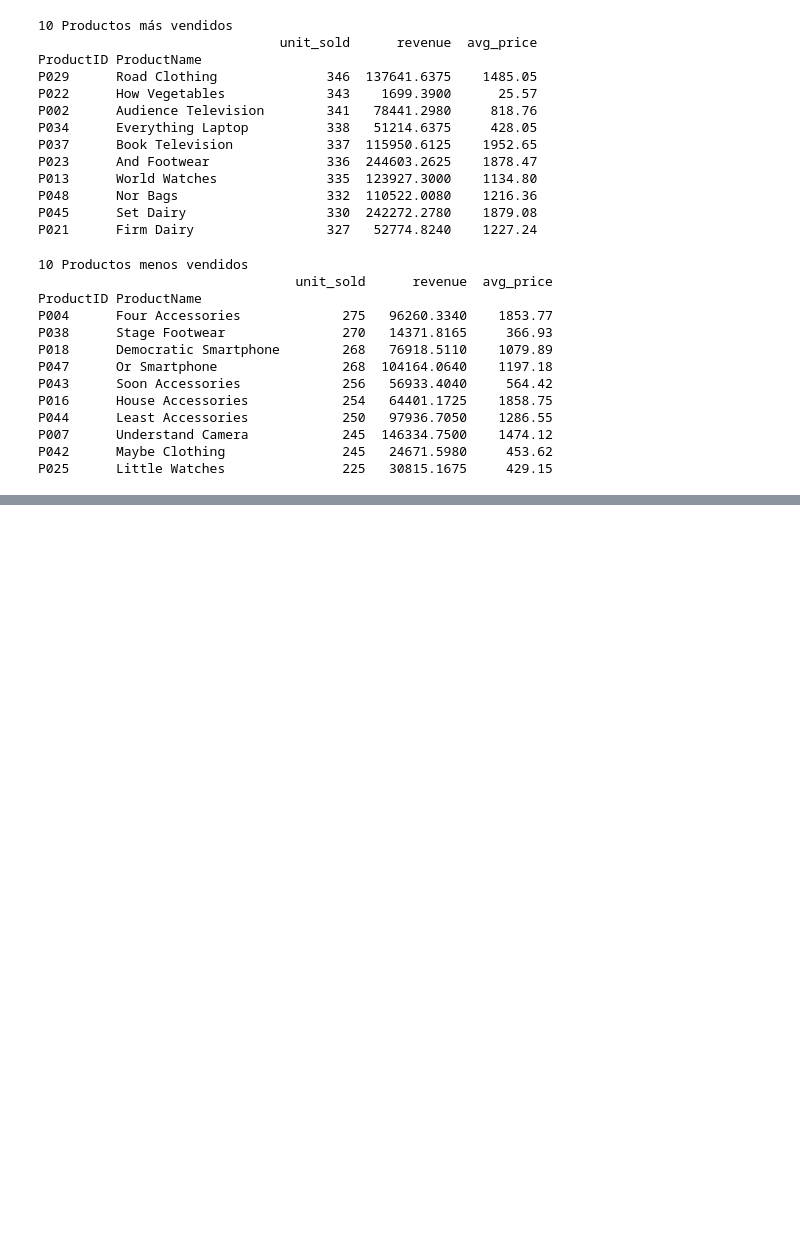
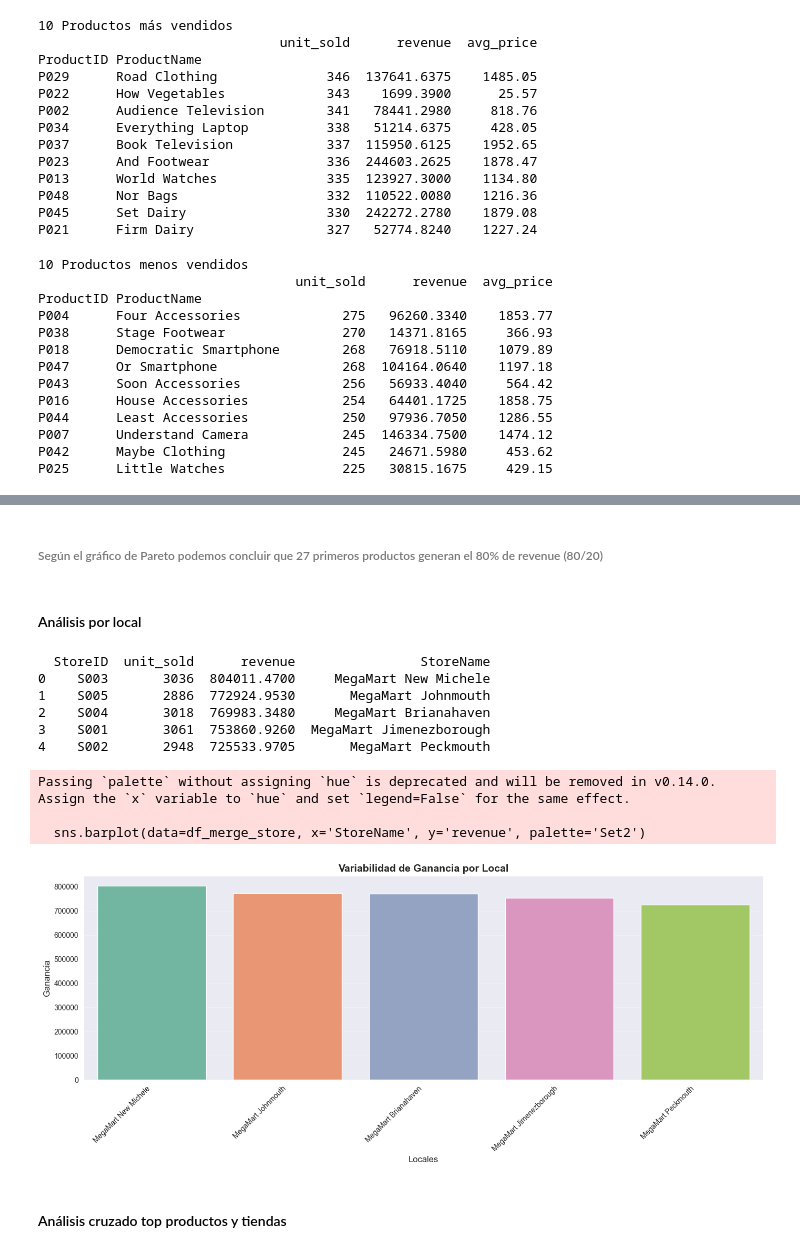
Before and after one commit to cristianarana/data-portfolio, a Jupyter notebook: retail_sales_analysis/notebooks/02_exploratory_analysis.ipynb, the cells around one changed output, grey strips where cells are left out. Cells and saved outputs as stored; diff of their text form; code cells hidden in the pictures; blank space fills up the shorter version.

```diff
--- a/retail_sales_analysis/notebooks/02_exploratory_analysis.ipynb
+++ b/retail_sales_analysis/notebooks/02_exploratory_analysis.ipynb
@@ -154,3 +165,41 @@ Nor Bags             1082.2260  1499.620  2107.80
 Road Clothing        1095.9300  1689.950  2483.70
 Set Dairy            2059.8360  3277.662  4372.60
 World Watches        1157.9200  1447.400  2298.50
+# %% [markdown]
+###### Según el gráfico de Pareto podemos concluir que 27 primeros productos generan el 80% de revenue (80/20)
+# %% [markdown]
+#### Análisis por local
+# %%
+df_store = pd.read_csv('../data/Stores.csv')
+# %%
+store_rank = df_merge_txp.groupby(["StoreID"]).agg(
+    unit_sold=("Quantity", "sum"),
+    revenue=("Revenue", "sum"),
+).sort_values("revenue", ascending=False)
+# %%
+df_merge_store = store_rank.merge(df_store[['StoreID','StoreName']], on='StoreID', how='left')
+print(df_merge_store)
+# %% [output]
+  StoreID  unit_sold      revenue                StoreName
+0    S003       3036  804011.4700     MegaMart New Michele
+1    S005       2886  772924.9530       MegaMart Johnmouth
+2    S004       3018  769983.3480     MegaMart Brianahaven
+3    S001       3061  753860.9260  MegaMart Jimenezborough
+4    S002       2948  725533.9705       MegaMart Peckmouth
+# %%
+plt.figure(figsize=(14, 6))
+sns.barplot(data=df_merge_store, x='StoreName', y='revenue', palette='Set2')
+plt.xticks(rotation=45, ha='right')
+plt.xlabel('Locales', fontsize=12)
+plt.ylabel('Ganancia', fontsize=12)
+plt.title('Variabilidad de Ganancia por Local', fontsize=14, fontweight='bold')
+plt.grid(axis='y', alpha=0.3)
+plt.tight_layout()
+plt.show()
+# %% [output]
+Passing `palette` without assigning `hue` is deprecated and will be removed in v0.14.0. Assign the `x` variable to `hue` and set `legend=False` for the same effect.
+
+  sns.barplot(data=df_merge_store, x='StoreName', y='revenue', palette='Set2')
+[figure, added]
+# %% [markdown]
+#### Análisis cruzado top productos y tiendas
```
Also changed, not shown: parts of 7 cells of this notebook.
